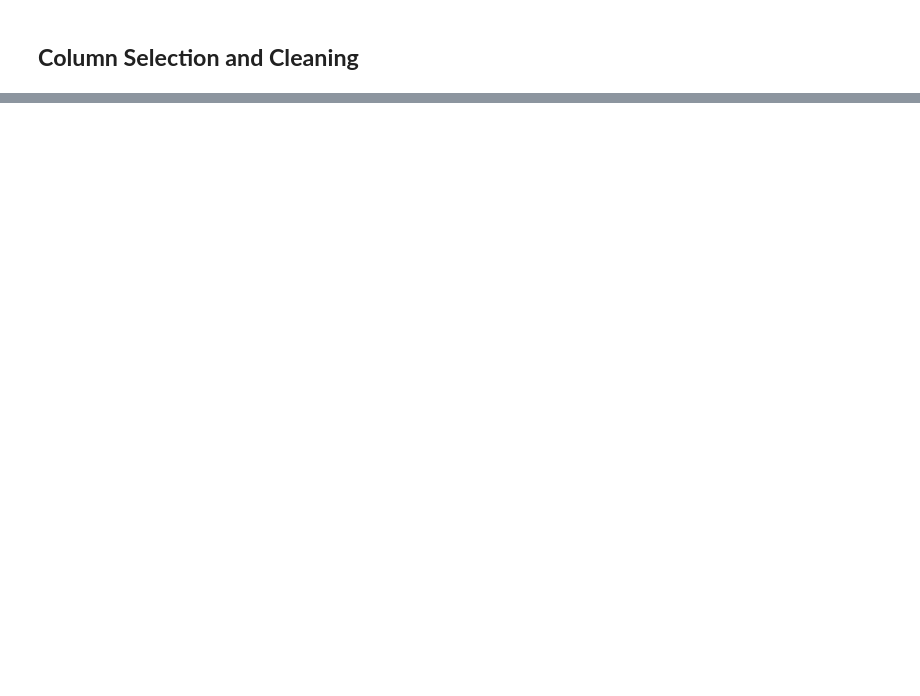
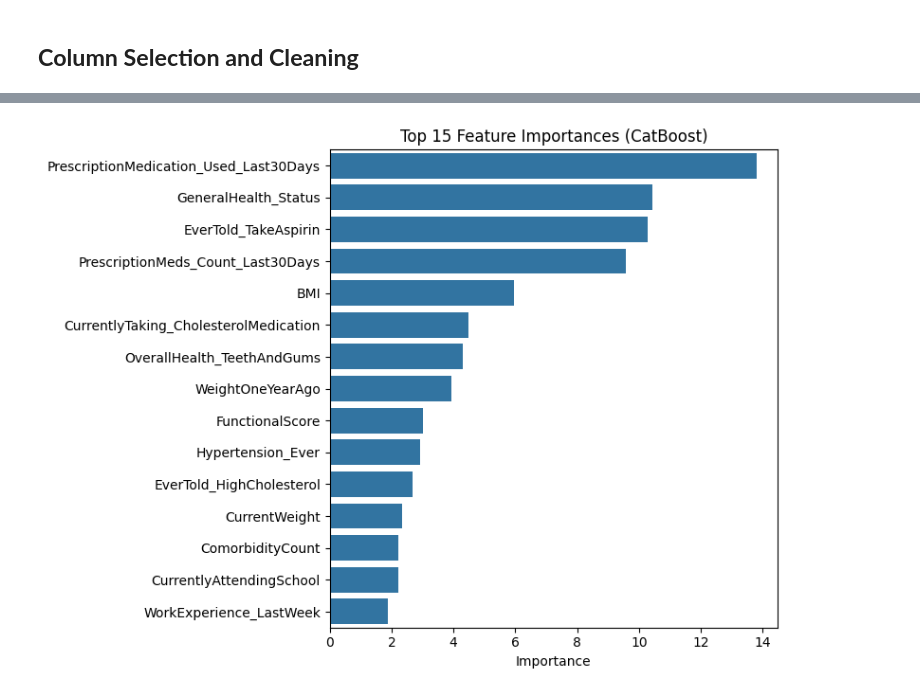
Before and after one commit to Yajeshchandra/Societal-challenges-datathon, a Jupyter notebook: main.ipynb, the cells around one changed output, grey strips where cells are left out. Saved outputs shown, nothing was run; the diff lists cells and outputs as text; code cells hidden in the pictures; blank space fills up the shorter version.

```diff
--- a/main.ipynb
+++ b/main.ipynb
@@ -1661,0 +873,27 @@ plt.show()
+# %%
+# Feature Importances
+importances = cat.get_feature_importance()
+featuress = [desc(f)['renamed'] for f in available]
+
+feat_imp = (
+    pd.DataFrame({
+        "feature": featuress,
+        "importance": importances
+    })
+    .sort_values("importance", ascending=False)
+    .head(15)
+)
+
+plt.figure(figsize=(8, 6))
+sns.barplot(
+    data=feat_imp,
+    y="feature",
+    x="importance"
+)
+plt.title("Top 15 Feature Importances (CatBoost)")
+plt.xlabel("Importance")
+plt.ylabel("")
+plt.tight_layout()
+plt.show()
+# %% [output]
+[figure, added]
```
Also changed, not shown: parts of 69 cells of this notebook, 20 other files.
